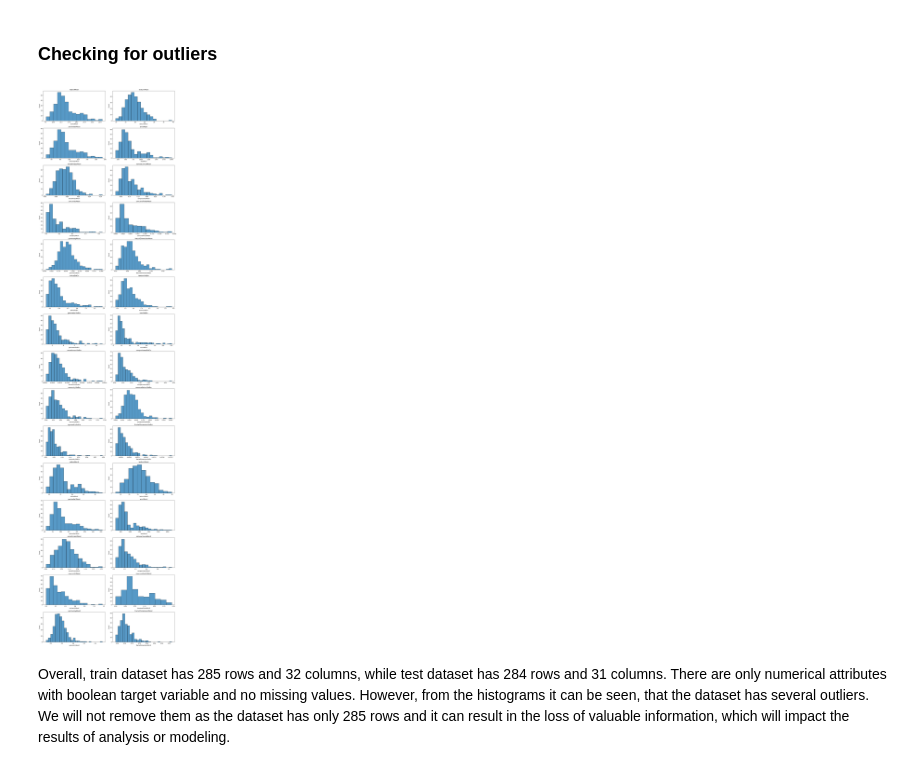
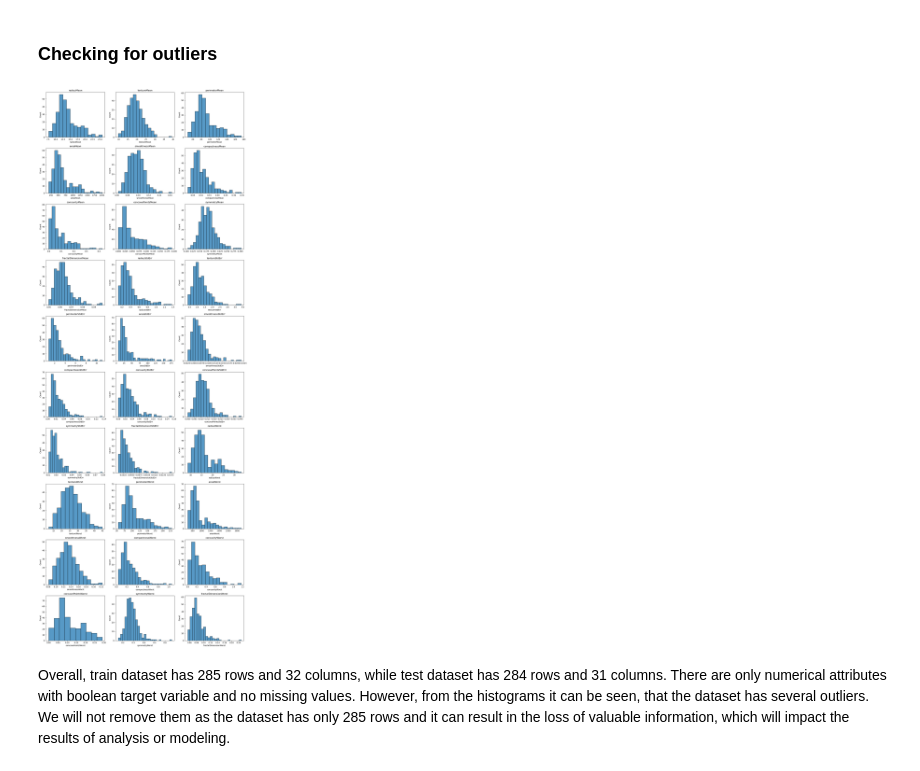
Before and after one commit to katerinadobrynina/ML-project, a Jupyter notebook: Breast_cancer_dataset.ipynb, the cells around one changed output. Saved outputs shown, nothing was run; the diff lists cells and outputs as text; code cells hidden in the pictures.

```diff
--- a/Breast_cancer_dataset.ipynb
+++ b/Breast_cancer_dataset.ipynb
@@ -165,22 +165,22 @@ dtype: int64
 # %%
 # there are outliers, but as the dataset consists only of 285 row, we will not remove them
 
 numeric_columns = df_train.select_dtypes(include=[float]).columns
 
-num_columns = 2
+num_columns = 3
 num_rows = (len(numeric_columns) + 1) // num_columns
 
 plt.figure(figsize=(15, num_rows * 4))
 
 for i, column in enumerate(numeric_columns, 1):
     plt.subplot(num_rows, num_columns, i)
     sns.histplot(x=df_train[column])
     plt.title(column)
 
 plt.tight_layout()
 plt.show()
 # %% [output]
-[figure, old version]
+[figure, new version]
 # %% [markdown]
 Overall, train dataset has 285 rows and 32 columns, while test dataset has 284 rows and 31 columns.
 There are only numerical attributes with boolean target variable and no missing values. However, from the histograms it can be seen, that the dataset has several outliers. We will not remove them as the dataset has only 285 rows and it can result in the loss of valuable information, which will impact the results of analysis or modeling.
```
Also changed, not shown: parts of 19 cells of this notebook.
